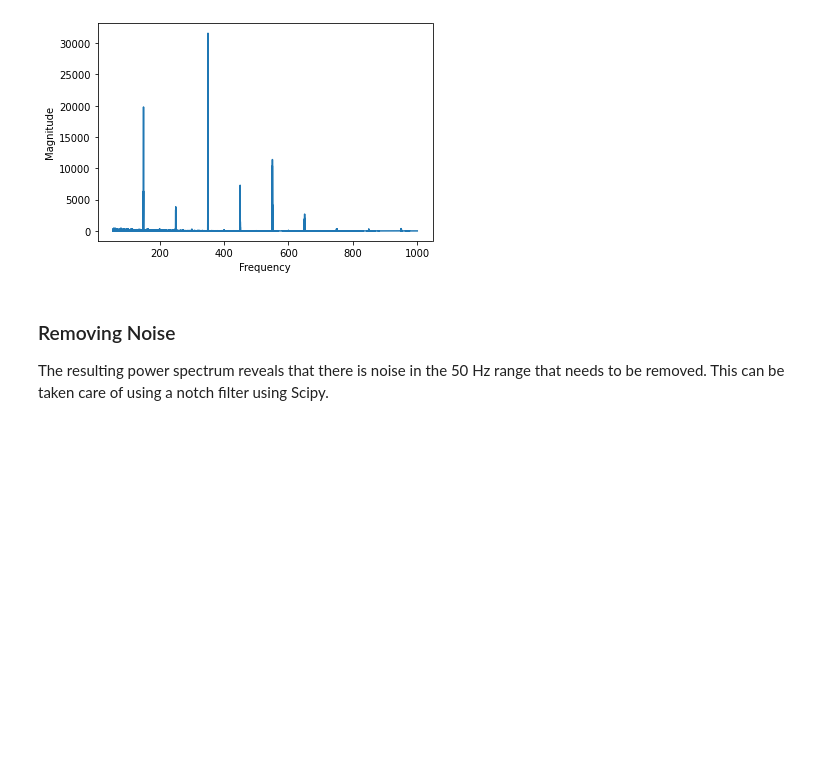
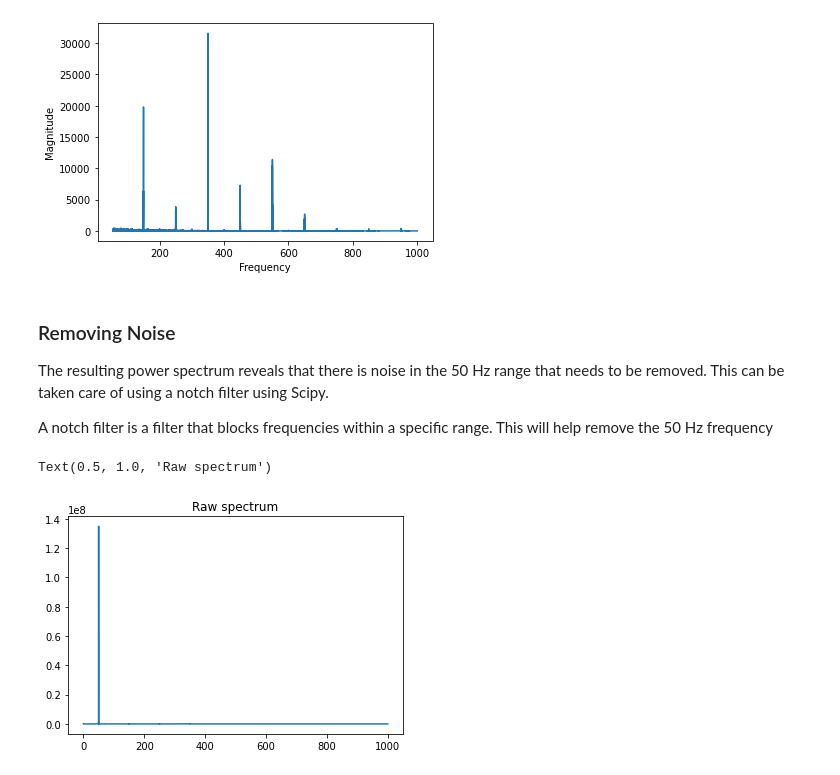
Before and after one commit to WiIIson/EMGFlow-Python-Package, a Jupyter notebook: PeakAffectDS-Analysis.ipynb, the cells around one changed output. Drawn from its saved outputs; the diff is of its cells as text; code cells hidden in the pictures; blank space fills up the shorter version.

```diff
--- a/PeakAffectDS-Analysis.ipynb
+++ b/PeakAffectDS-Analysis.ipynb
@@ -169,3 +170,17 @@ Text(0, 0.5, 'Magnitude')
 ### Removing Noise
 
 The resulting power spectrum reveals that there is noise in the 50 Hz range that needs to be removed. This can be taken care of using a notch filter using Scipy.
+
+A notch filter is a filter that blocks frequencies within a specific range. This will help remove the 50 Hz frequency
+# %%
+#
+# Get the power spectrum
+#
+
+ps = makePowerSpectrum(happy['EMG_zyg'], 0.0005)
+
+plt.plot(ps['Frequency'], ps['Magnitude'])
+plt.title('Raw spectrum')
+# %% [output]
+Text(0.5, 1.0, 'Raw spectrum')
+[figure, added]
```
Also changed, not shown: parts of 11 cells of this notebook.
